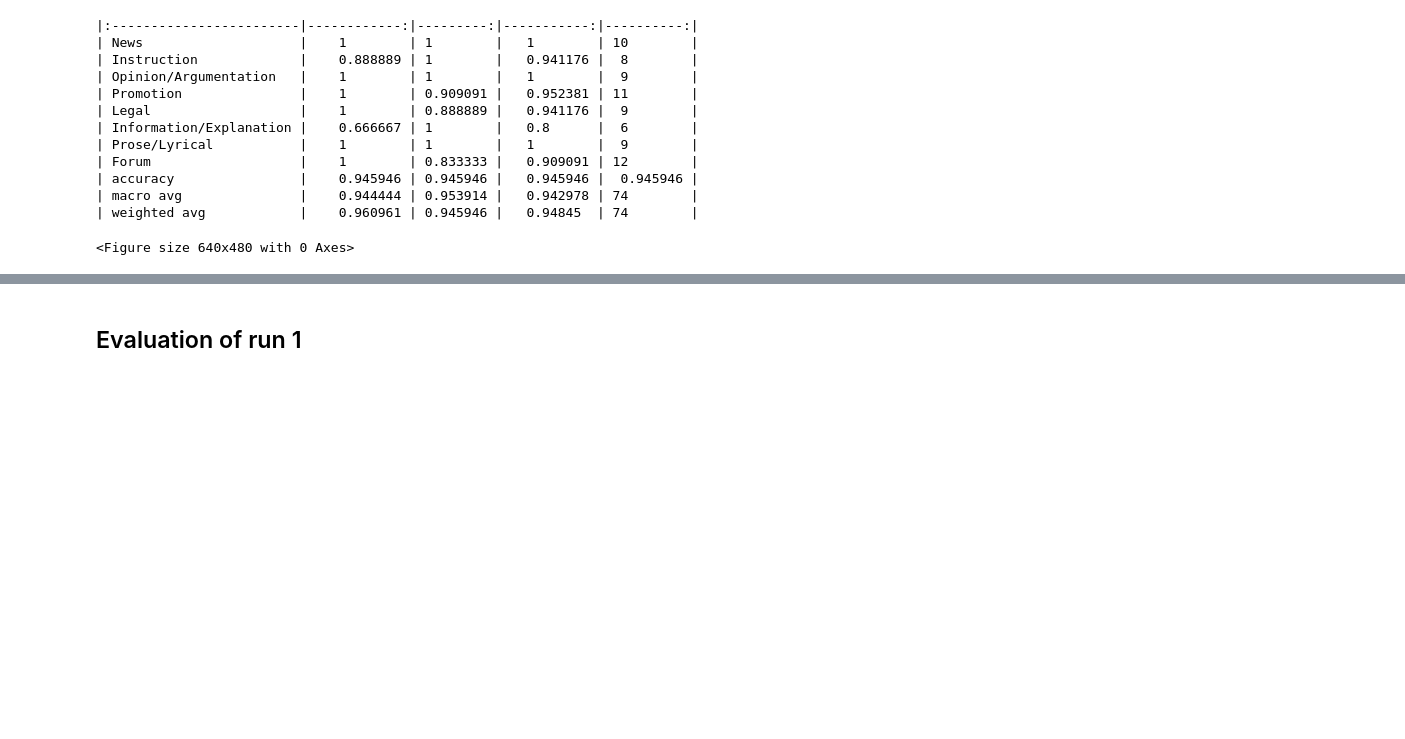
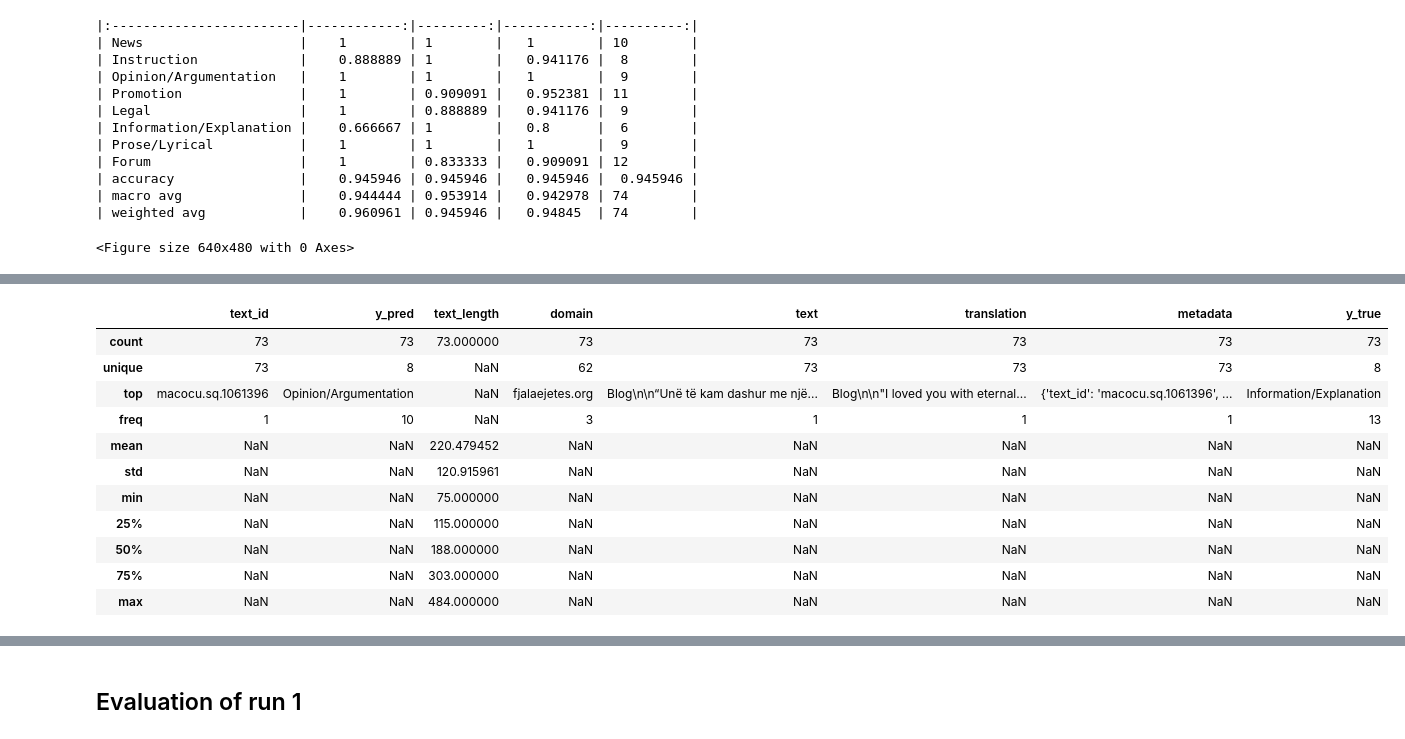
Before and after one commit to TajaKuzman/Crosslingual-Genre-Bias-Analysis, a Jupyter notebook: evaluation-of-annotation.ipynb, the cells around one changed output, grey strips where cells are left out. Cells and saved outputs as stored; diff of their text form; code cells hidden in the pictures; blank space fills up the shorter version.

```diff
--- a/evaluation-of-annotation.ipynb
+++ b/evaluation-of-annotation.ipynb
@@ -233,0 +398,21 @@ Accuracy: 0.946
+# %%
+# Filter out "Other" instances and "Problematic" instances so that we will do analysis on clear examples only
+df_test_clean = df_sq[df_sq["y_pred"] != "Other"]
+df_test_clean = df_test_clean[df_test_clean["y_true"] != "Multiple texts"]
+df_test_clean = df_test_clean[df_test_clean["y_true"] != "Incomprehensible"]
+df_test_clean = df_test_clean[df_test_clean["y_true"] != "Other"]
+
+df_test_clean.describe(include="all")
+# %% [output]
+|  | text_id | y_pred | text_length | domain | text | translation | metadata | y_true |
+| count | 73 | 73 | 73.000000 | 73 | 73 | 73 | 73 | 73 |
+| unique | 73 | 8 | NaN | 62 | 73 | 73 | 73 | 8 |
+| top | macocu.sq.1061396 | Opinion/Argumentation | NaN | fjalaejetes.org | Blog\n\n“Unë të kam dashur me një... | Blog\n\n"I loved you with eternal... | {'text_id': 'macocu.sq.1061396', ... | Information/Explanation |
+| freq | 1 | 10 | NaN | 3 | 1 | 1 | 1 | 13 |
+| mean | NaN | NaN | 220.479452 | NaN | NaN | NaN | NaN | NaN |
+| std | NaN | NaN | 120.915961 | NaN | NaN | NaN | NaN | NaN |
+| min | NaN | NaN | 75.000000 | NaN | NaN | NaN | NaN | NaN |
+| 25% | NaN | NaN | 115.000000 | NaN | NaN | NaN | NaN | NaN |
+| 50% | NaN | NaN | 188.000000 | NaN | NaN | NaN | NaN | NaN |
+| 75% | NaN | NaN | 303.000000 | NaN | NaN | NaN | NaN | NaN |
+| max | NaN | NaN | 484.000000 | NaN | NaN | NaN | NaN | NaN |
```
Also changed, not shown: parts of 16 cells of this notebook, 2 other files.
